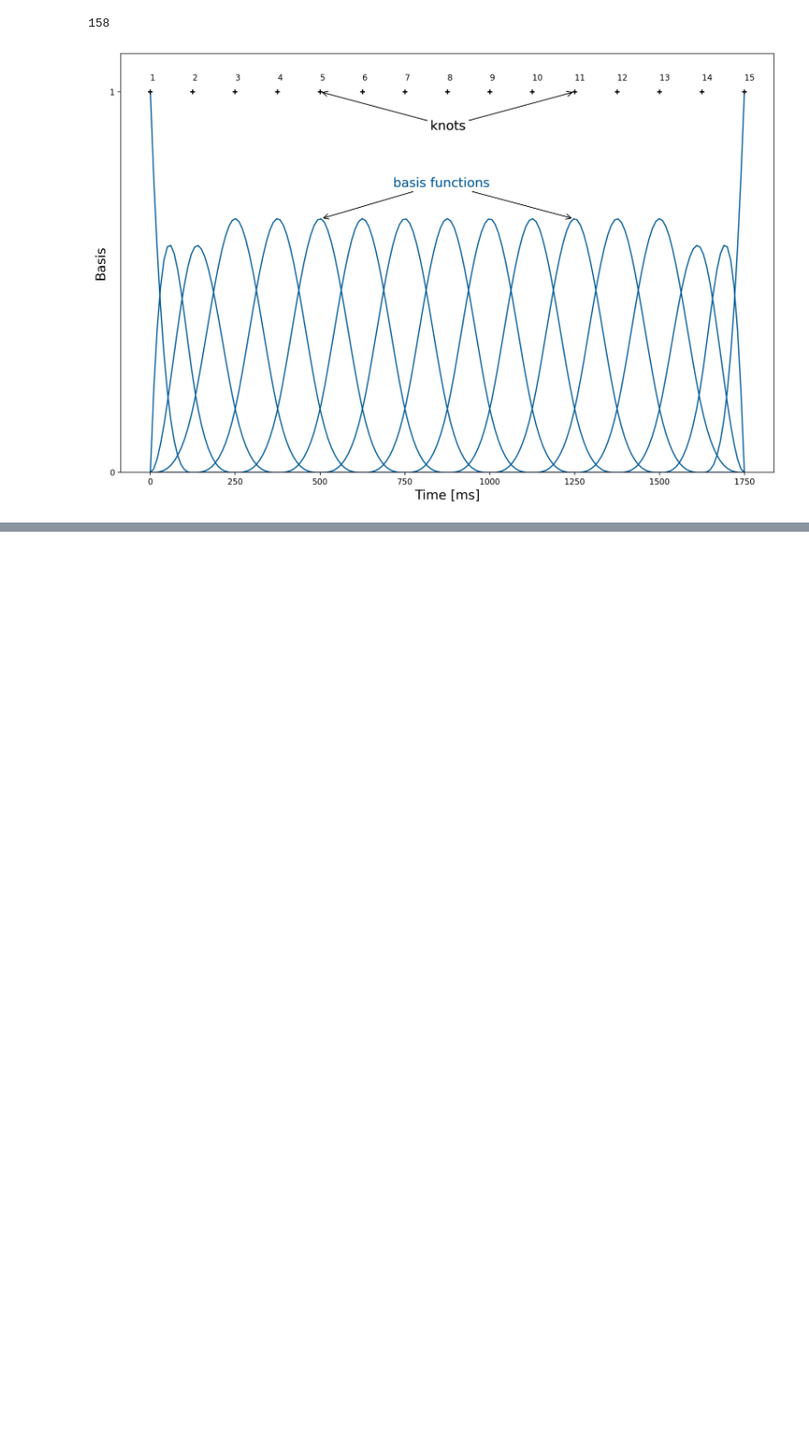
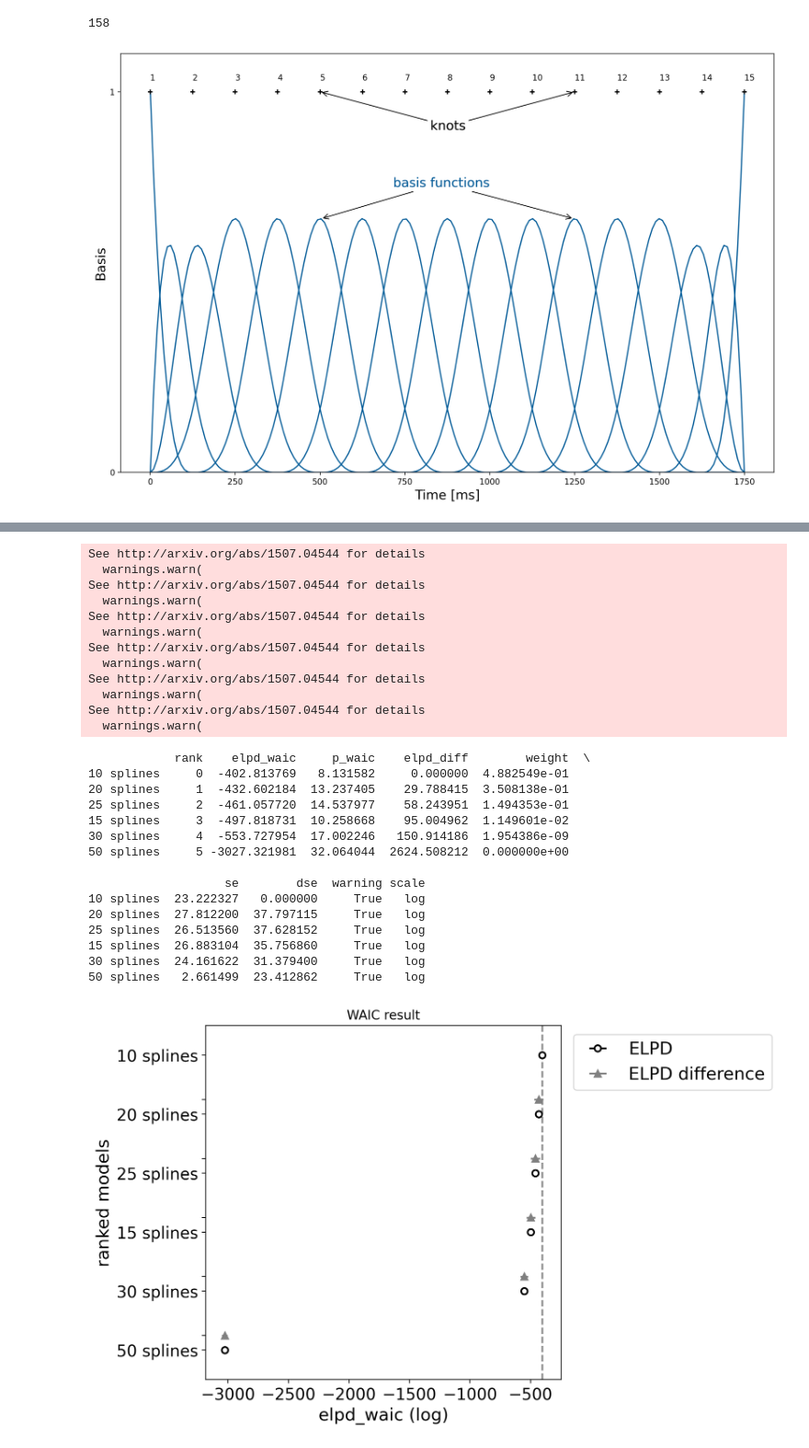
Before and after one commit to AiR-ISZ-Gr1/drones_prediction, a Jupyter notebook: binary_classifier_article.ipynb, the cells around one changed output, grey strips where cells are left out. Shown at 92% size. Drawn from its saved outputs; the diff is of its cells as text; code cells hidden in the pictures; blank space fills up the shorter version.

```diff
--- a/binary_classifier_article.ipynb
+++ b/binary_classifier_article.ipynb
@@ -539,0 +634,17 @@ These models were developed due to the possibility of their direct application i
+# %%
+I = 5
+num_knots = 30
+times = np.linspace(0,N*10,N)
+knot_list = np.quantile(times,np.linspace(0,1,num_knots))
+B0 = create_spline_matrix(N, times, 3, num_knots)
+sampling_order = np.random.permutation([*range(len(acc[0]))])
+y = acc[0][sampling_order][:I]
+data_ppc = {
+    "I": I,
+    "N": N,
+    "K": num_knots+2,
+    "X": B0,
+    "y": y.T
+}
+
+samples_posterior30 = model_posterior.sample(data=data_ppc)
@@ -540 +658,48 @@ These models were developed due to the possibility of their direct application i
+# %%
+splines_10_data = az.from_cmdstanpy(posterior=samples_posterior10,log_likelihood='log_lik',
+                          posterior_predictive='y_hat')
+splines_15_data = az.from_cmdstanpy(posterior=samples_posterior15,log_likelihood='log_lik',
+                          posterior_predictive='y_hat')
+
+splines_20_data = az.from_cmdstanpy(posterior=samples_posterior20,log_likelihood='log_lik',
+                          posterior_predictive='y_hat')
+splines_25_data = az.from_cmdstanpy(posterior=samples_posterior25,log_likelihood='log_lik',
+                          posterior_predictive='y_hat')
+splines_30_data = az.from_cmdstanpy(posterior=samples_posterior30,log_likelihood='log_lik',
+                          posterior_predictive='y_hat')
+
+comparison_waic = az.compare({'10 splines': splines_10_data, '15 splines' : splines_15_data, '20 splines' : splines_20_data,'25 splines': splines_25_data, '30 splines' : splines_30_data}, ic="waic")
+print(comparison_waic)
+az.plot_compare(comparison_waic)
+plt.title('WAIC result')
+plt.show()
+# %% [output]
+See http://arxiv.org/abs/1507.04544 for details
+  warnings.warn(
+See http://arxiv.org/abs/1507.04544 for details
+  warnings.warn(
+See http://arxiv.org/abs/1507.04544 for details
+  warnings.warn(
+See http://arxiv.org/abs/1507.04544 for details
+  warnings.warn(
+See http://arxiv.org/abs/1507.04544 for details
+  warnings.warn(
+See http://arxiv.org/abs/1507.04544 for details
+  warnings.warn(
+            rank    elpd_waic     p_waic    elpd_diff        weight  \
+10 splines     0  -402.813769   8.131582     0.000000  4.882549e-01
+20 splines     1  -432.602184  13.237405    29.788415  3.508138e-01
+25 splines     2  -461.057720  14.537977    58.243951  1.494353e-01
+15 splines     3  -497.818731  10.258668    95.004962  1.149601e-02
+30 splines     4  -553.727954  17.002246   150.914186  1.954386e-09
+50 splines     5 -3027.321981  32.064044  2624.508212  0.000000e+00
+
+                   se        dse  warning scale
+10 splines  23.222327   0.000000     True   log
+20 splines  27.812200  37.797115     True   log
+25 splines  26.513560  37.628152     True   log
+15 splines  26.883104  35.756860     True   log
+30 splines  24.161622  31.379400     True   log
+50 splines   2.661499  23.412862     True   log
+[figure, added]
 # %%
```
Also changed, not shown: parts of 18 cells of this notebook, 47 other files.
